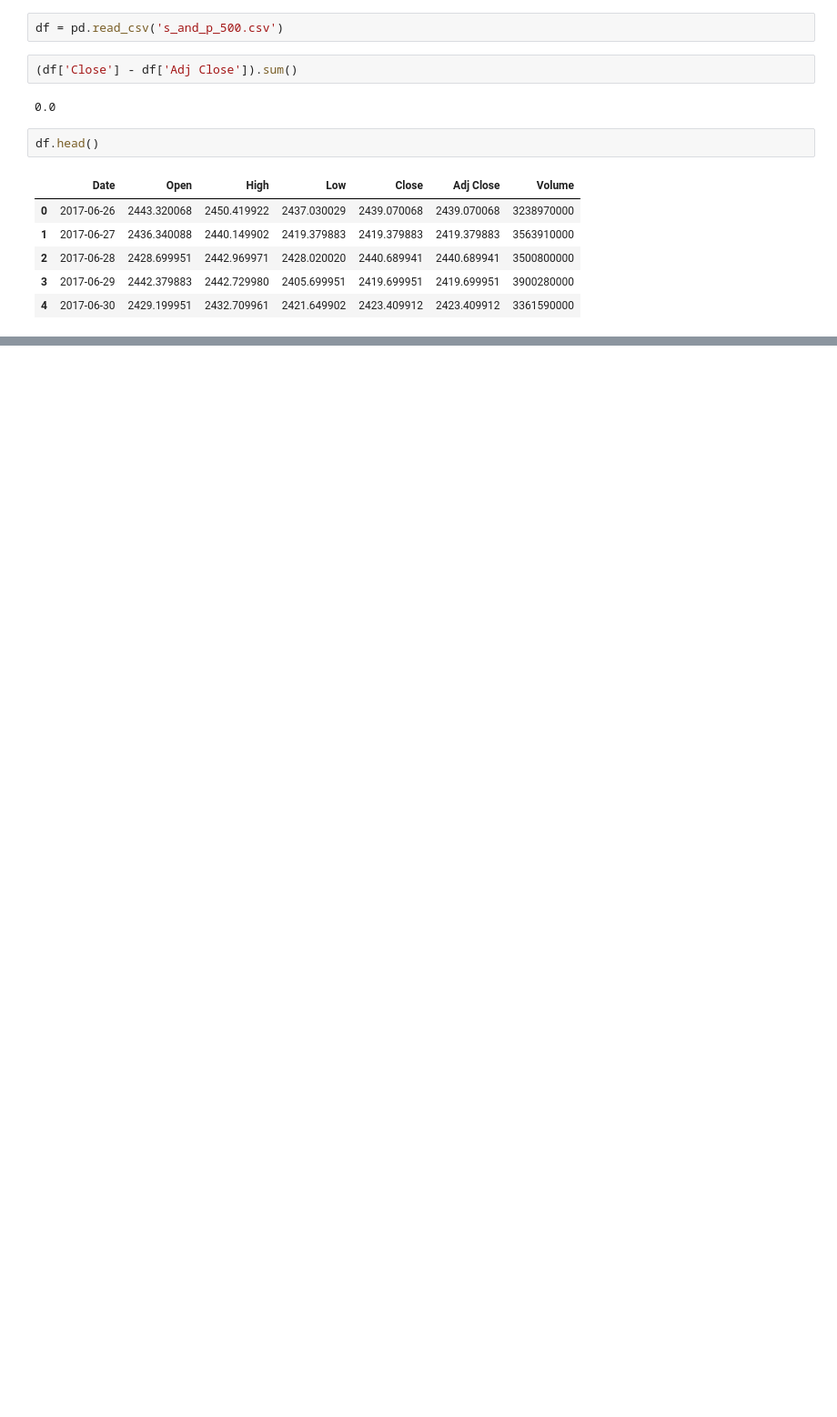
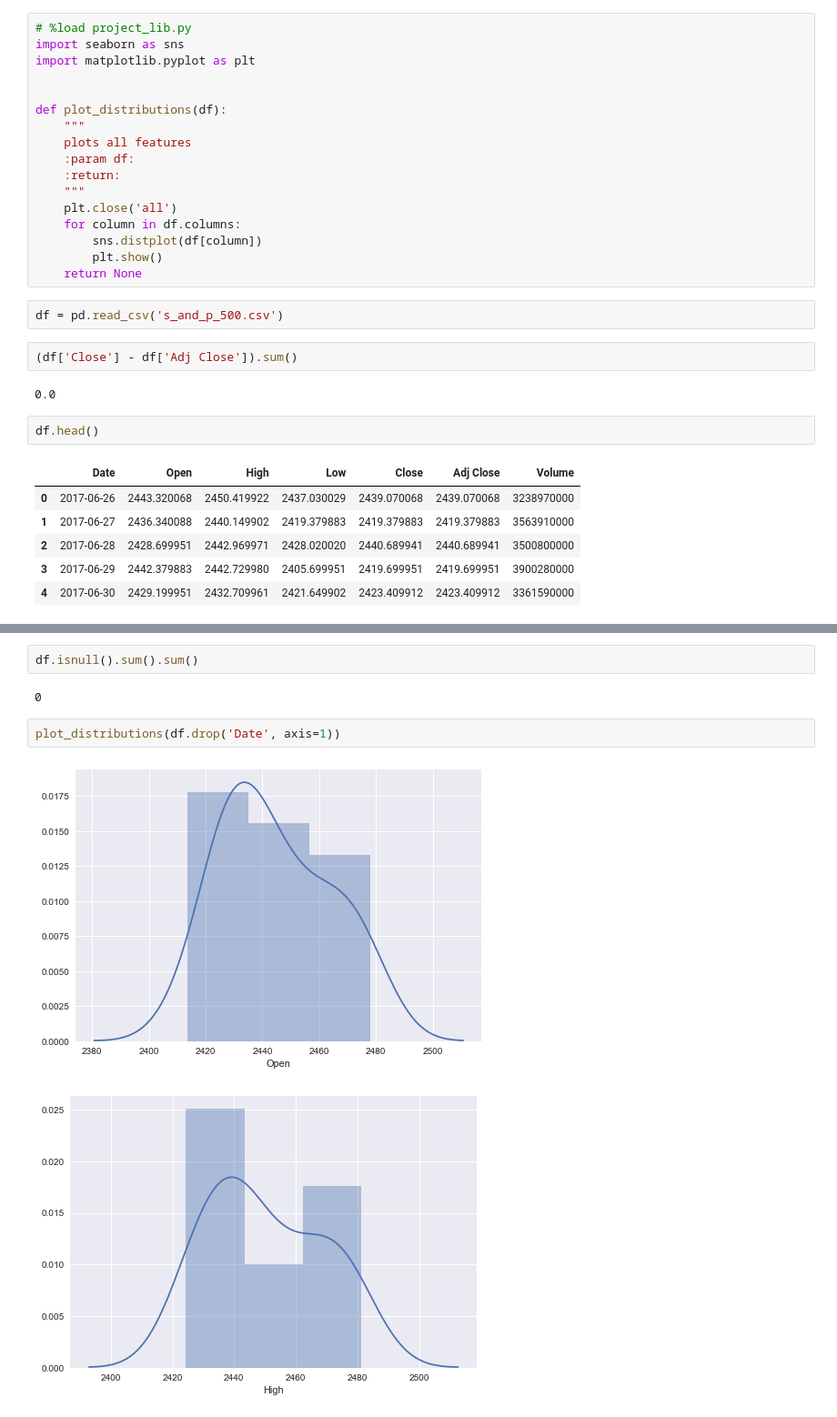
Before and after one commit to Terhid/stock_market_prediction, a Jupyter notebook: exploration.ipynb, the cells around one changed output, grey strips where cells are left out. Shown at 91% size. Cells and saved outputs as stored; diff of their text form; blank space fills up the shorter version.

```diff
--- a/exploration.ipynb
+++ b/exploration.ipynb
@@ -3,3 +5,20 @@ import pandas as pd
+# %%
+# %load project_lib.py
+import seaborn as sns
+import matplotlib.pyplot as plt
+
+
+def plot_distributions(df):
+    """
+    plots all features
+    :param df:
+    :return:
+    """
+    plt.close('all')
+    for column in df.columns:
+        sns.distplot(df[column])
+        plt.show()
+    return None
 # %%
 df = pd.read_csv('s_and_p_500.csv')
 # %%
@@ -17,0 +51,9 @@ df.head()
+# %%
+df.isnull().sum().sum()
+# %% [output]
+0
+# %%
+plot_distributions(df.drop('Date', axis=1))
+# %% [output]
+[figure, added]
+[figure, added]
```
Also changed, not shown: parts of 7 cells of this notebook, 1 other file.
